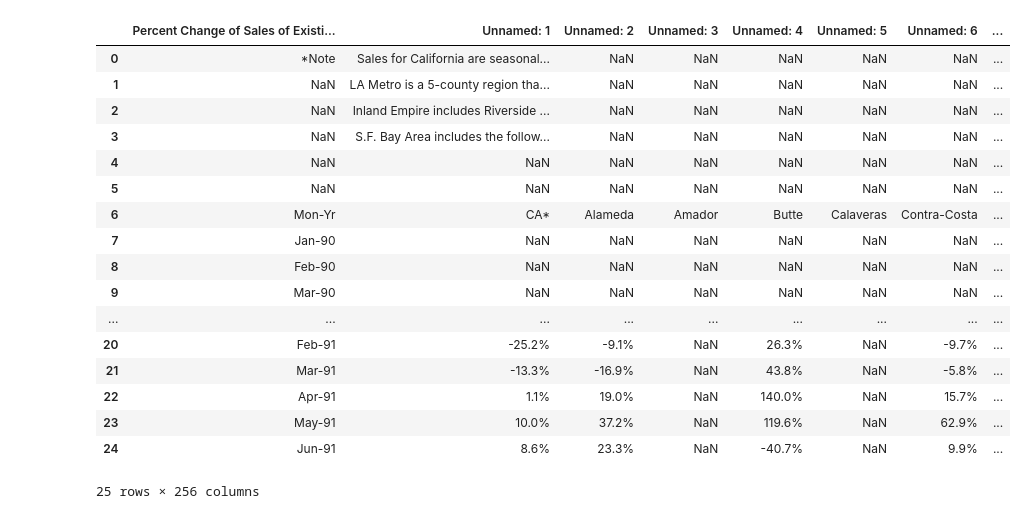
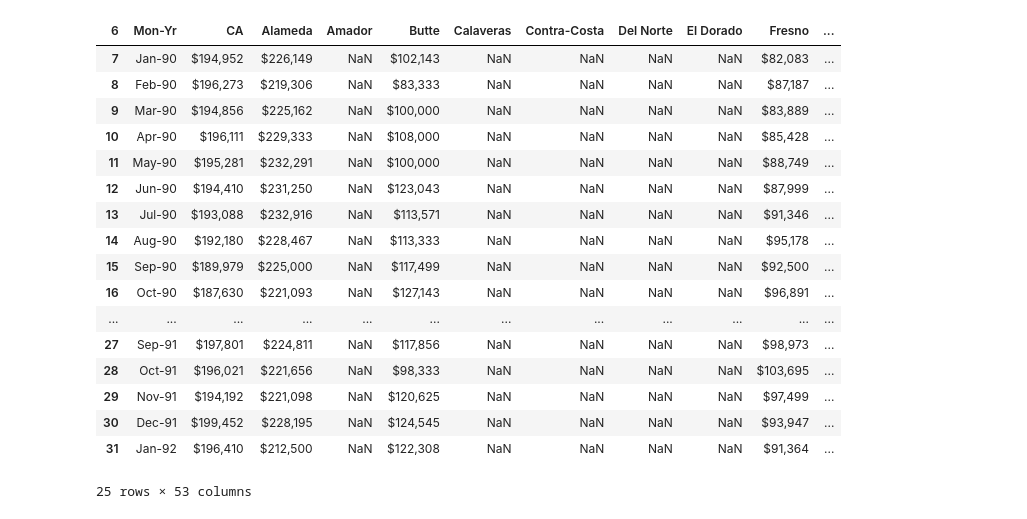
Before and after one commit to sustainedtang/project2ucd, a Jupyter notebook: data_cleanup.ipynb, the cells around one changed output. Saved outputs shown, nothing was run; the diff lists cells and outputs as text; code cells hidden in the pictures.

```diff
--- a/data_cleanup.ipynb
+++ b/data_cleanup.ipynb
@@ -5,27 +5,34 @@ from sqlalchemy import create_engine, inspect
 from config import db_user, db_password, db_host, db_port, db_name
 # %%
 median_file = "SearchedDataSamples/MedianPrices.csv"
-percent_chg_file = "SearchedDataSamples/Percent_Change.csv"
+percent_chg_file = "SearchedDataSamples/PercentChange.csv"
 counties_file = "SearchedDataSamples/uscounties.csv"
-percent_change_df = pd.read_csv(percent_chg_file)
-df.head(25)
+median_df = pd.read_csv(median_file)
+median_df = median_df.drop(median_df.index[range(6)])
+new_header = median_df.iloc[0] #grab the first row for the header
+median_df = median_df[1:] #take the data less the header row
+median_df.columns = new_header #set the header row as the df header
+#median_df = median_df[['Mon-Yr', 'CA', 'Alameda', '']]
+median_df.drop(median_df.iloc[:, 53:], inplace = True, axis = 1)
+median_df.head(25)
+#print(len(median_df.columns))
 # %% [output]
-|  | Percent Change of Sales of Existi... | Unnamed: 1 | Unnamed: 2 | Unnamed: 3 | Unnamed: 4 | Unnamed: 5 | Unnamed: 6 | ... |
-| 0 | *Note | Sales for California are seasonal... | NaN | NaN | NaN | NaN | NaN | ... |
-| 1 | NaN | LA Metro is a 5-county region tha... | NaN | NaN | NaN | NaN | NaN | ... |
-| 2 | NaN | Inland Empire includes Riverside ... | NaN | NaN | NaN | NaN | NaN | ... |
-| 3 | NaN | S.F. Bay Area includes the follow... | NaN | NaN | NaN | NaN | NaN | ... |
-| 4 | NaN | NaN | NaN | NaN | NaN | NaN | NaN | ... |
-| 5 | NaN | NaN | NaN | NaN | NaN | NaN | NaN | ... |
-| 6 | Mon-Yr | CA* | Alameda | Amador | Butte | Calaveras | Contra-Costa | ... |
-| 7 | Jan-90 | NaN | NaN | NaN | NaN | NaN | NaN | ... |
-| 8 | Feb-90 | NaN | NaN | NaN | NaN | NaN | NaN | ... |
-| 9 | Mar-90 | NaN | NaN | NaN | NaN | NaN | NaN | ... |
-| ... | ... | ... | ... | ... | ... | ... | ... | ... |
-| 20 | Feb-91 | -25.2% | -9.1% | NaN | 26.3% | NaN | -9.7% | ... |
-| 21 | Mar-91 | -13.3% | -16.9% | NaN | 43.8% | NaN | -5.8% | ... |
-| 22 | Apr-91 | 1.1% | 19.0% | NaN | 140.0% | NaN | 15.7% | ... |
-| 23 | May-91 | 10.0% | 37.2% | NaN | 119.6% | NaN | 62.9% | ... |
-| 24 | Jun-91 | 8.6% | 23.3% | NaN | -40.7% | NaN | 9.9% | ... |
+| 6 | Mon-Yr | CA | Alameda | Amador | Butte | Calaveras | Contra-Costa | Del Norte | El Dorado | Fresno | ... |
+| 7 | Jan-90 | $194,952 | $226,149 | NaN | $102,143 | NaN | NaN | NaN | NaN | $82,083 | ... |
+| 8 | Feb-90 | $196,273 | $219,306 | NaN | $83,333 | NaN | NaN | NaN | NaN | $87,187 | ... |
+| 9 | Mar-90 | $194,856 | $225,162 | NaN | $100,000 | NaN | NaN | NaN | NaN | $83,889 | ... |
+| 10 | Apr-90 | $196,111 | $229,333 | NaN | $108,000 | NaN | NaN | NaN | NaN | $85,428 | ... |
+| 11 | May-90 | $195,281 | $232,291 | NaN | $100,000 | NaN | NaN | NaN | NaN | $88,749 | ... |
+| 12 | Jun-90 | $194,410 | $231,250 | NaN | $123,043 | NaN | NaN | NaN | NaN | $87,999 | ... |
+| 13 | Jul-90 | $193,088 | $232,916 | NaN | $113,571 | NaN | NaN | NaN | NaN | $91,346 | ... |
+| 14 | Aug-90 | $192,180 | $228,467 | NaN | $113,333 | NaN | NaN | NaN | NaN | $95,178 | ... |
+| 15 | Sep-90 | $189,979 | $225,000 | NaN | $117,499 | NaN | NaN | NaN | NaN | $92,500 | ... |
+| 16 | Oct-90 | $187,630 | $221,093 | NaN | $127,143 | NaN | NaN | NaN | NaN | $96,891 | ... |
+| ... | ... | ... | ... | ... | ... | ... | ... | ... | ... | ... | ... |
+| 27 | Sep-91 | $197,801 | $224,811 | NaN | $117,856 | NaN | NaN | NaN | NaN | $98,973 | ... |
+| 28 | Oct-91 | $196,021 | $221,656 | NaN | $98,333 | NaN | NaN | NaN | NaN | $103,695 | ... |
+| 29 | Nov-91 | $194,192 | $221,098 | NaN | $120,625 | NaN | NaN | NaN | NaN | $97,499 | ... |
+| 30 | Dec-91 | $199,452 | $228,195 | NaN | $124,545 | NaN | NaN | NaN | NaN | $93,947 | ... |
+| 31 | Jan-92 | $196,410 | $212,500 | NaN | $122,308 | NaN | NaN | NaN | NaN | $91,364 | ... |
-25 rows × 256 columns
+25 rows × 53 columns
 # %%
```
Also changed, not shown: parts of 2 cells of this notebook.
